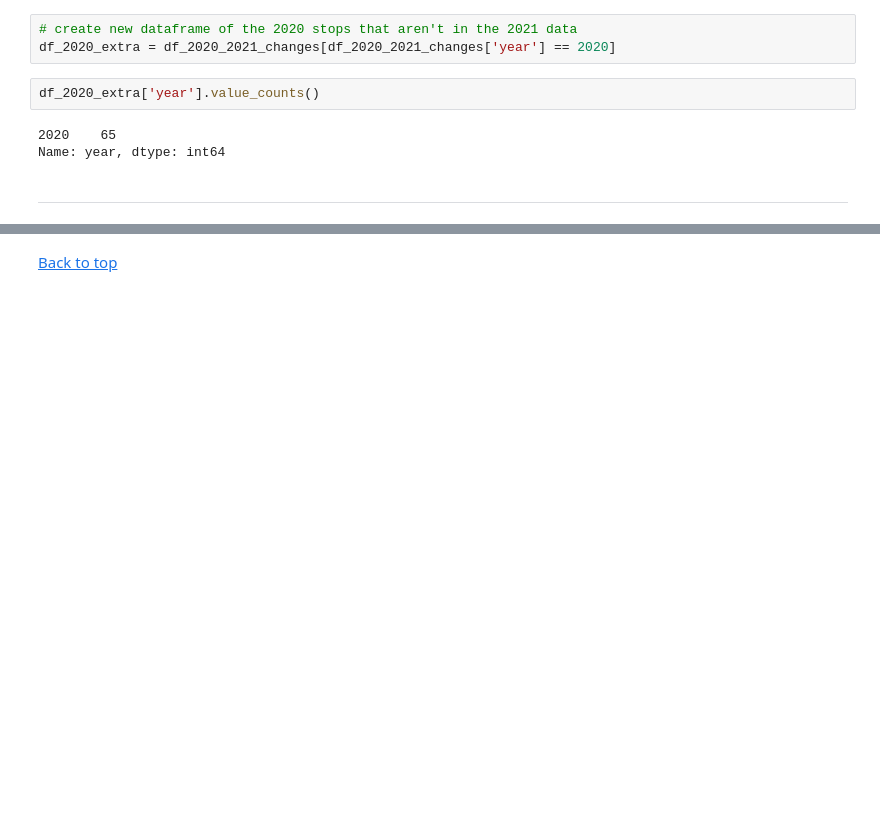
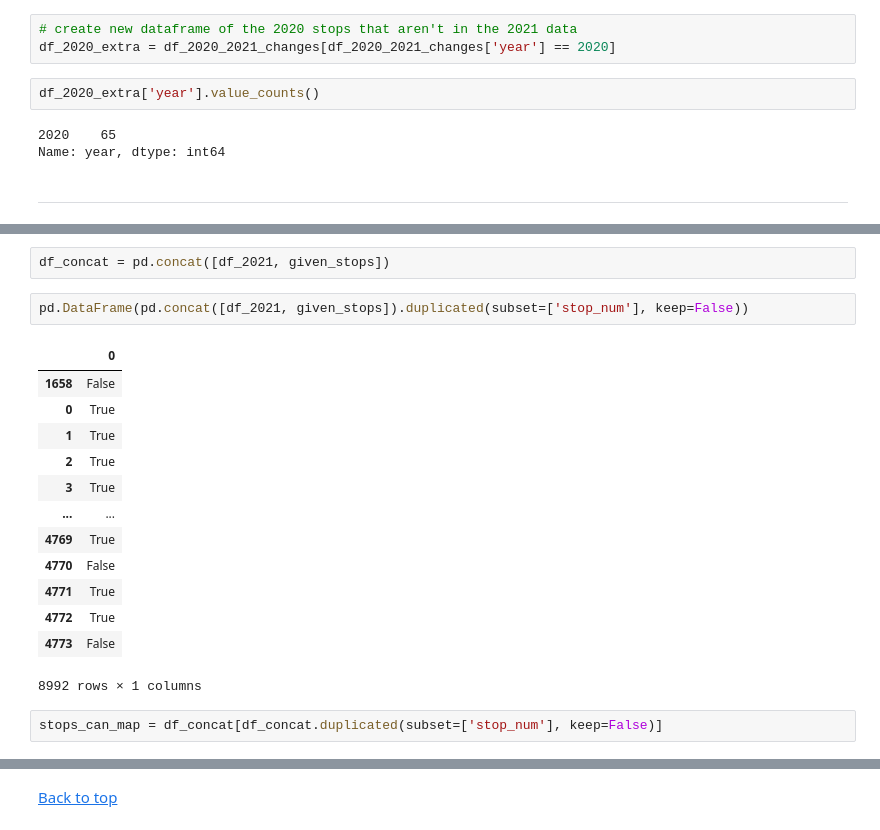
Before and after one commit to CityRoute/Data-Analytics-CityRoute, a Jupyter notebook: Dublin_Bus_GTFS/Bus-Stop-Analysis.ipynb, the cells around one changed output, grey strips where cells are left out. Cells and saved outputs as stored; diff of their text form; blank space fills up the shorter version.

```diff
--- a/Dublin_Bus_GTFS/Bus-Stop-Analysis.ipynb
+++ b/Dublin_Bus_GTFS/Bus-Stop-Analysis.ipynb
@@ -596,0 +619,20 @@ given_stops['stop_num'] = given_stops['stop_num'].astype('int64')
+# %%
+df_concat = pd.concat([df_2021, given_stops])
+# %%
+pd.DataFrame(pd.concat([df_2021, given_stops]).duplicated(subset=['stop_num'], keep=False))
+# %% [output]
+|  | 0 |
+| 1658 | False |
+| 0 | True |
+| 1 | True |
+| 2 | True |
+| 3 | True |
+| ... | ... |
+| 4769 | True |
+| 4770 | False |
+| 4771 | True |
+| 4772 | True |
+| 4773 | False |
+8992 rows × 1 columns
+# %%
+stops_can_map = df_concat[df_concat.duplicated(subset=['stop_num'], keep=False)]
```
Also changed, not shown: parts of 39 cells of this notebook.
